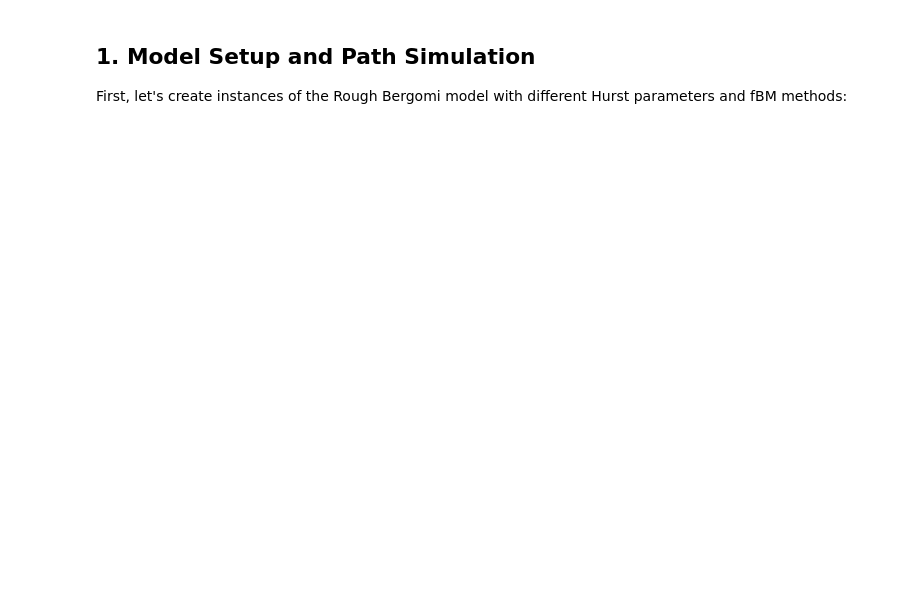
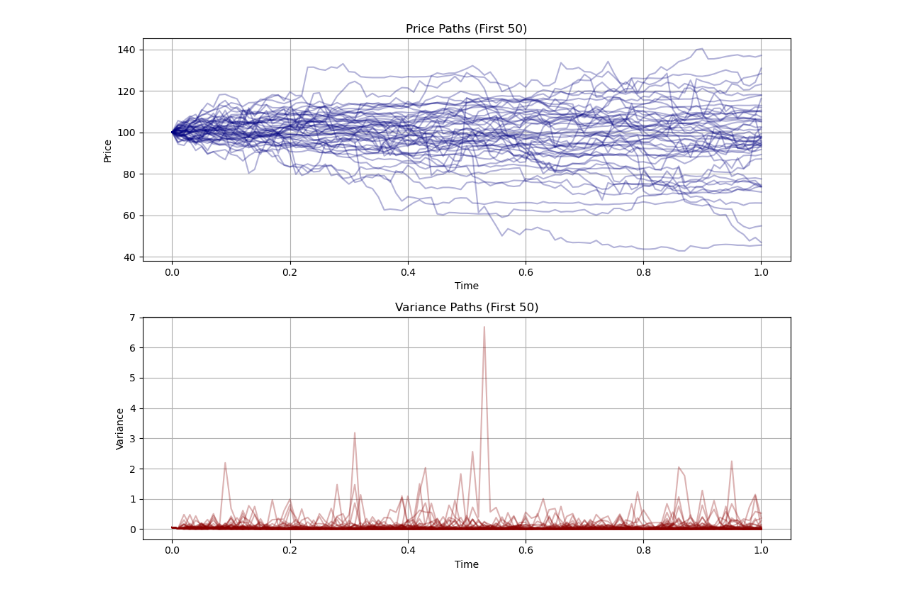
Before and after one commit to zaccheus-lines/rBergomi, a Jupyter notebook: notebooks/rbergomi.ipynb, the cells around one changed output. Saved outputs shown, nothing was run; the diff lists cells and outputs as text; code cells hidden in the pictures; blank space fills up the shorter version.

```diff
--- a/notebooks/rbergomi.ipynb
+++ b/notebooks/rbergomi.ipynb
@@ -216,5 +12,15 @@ plt.show()
-# %% [markdown]
-## 1. Model Setup and Path Simulation
-
-First, let's create instances of the Rough Bergomi model with different Hurst parameters and fBM methods:
+# %%
+# Simulation parameters
+T = 1.0
+N = 100
+M = 10_000
+S0 = 100.0
+
+model = RoughBergomiModel()
+S, V = model.simulate_paths(n_paths=M, n_steps=N, T=T, S0=S0)
+t = np.linspace(0, T, V.shape[1])
+
+plot_paths(S, V, t, n_plot=50)
+# %% [output]
+[figure, added]
 # %%
```
Also changed, not shown: parts of 11 cells of this notebook, 7 other files.
